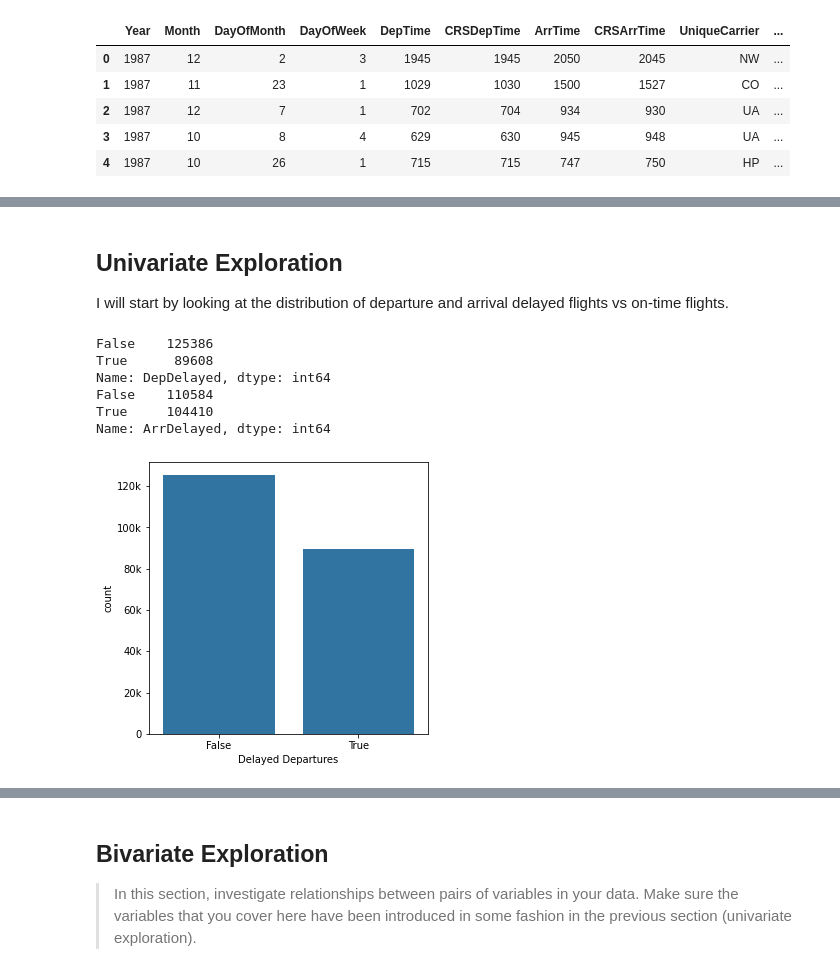
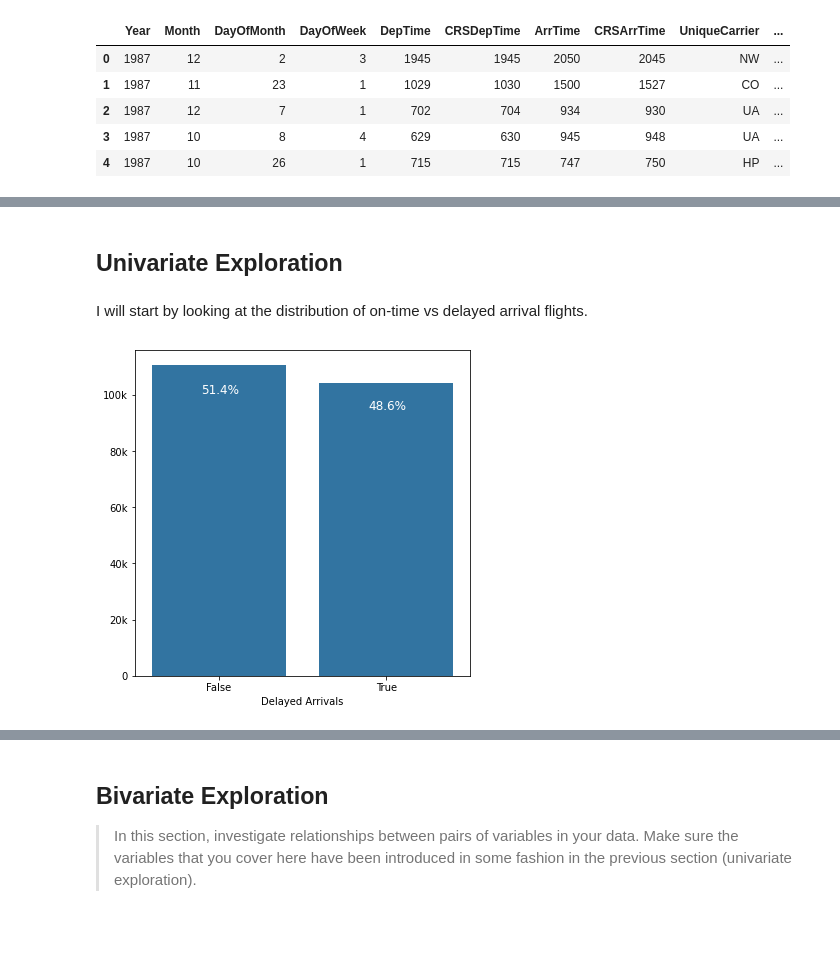
Before and after one commit to leqilu67/flights_study, a Jupyter notebook: flights_data_exploration.ipynb, the cells around one changed output, grey strips where cells are left out. Saved outputs shown, nothing was run; the diff lists cells and outputs as text; code cells hidden in the pictures; blank space fills up the shorter version.

```diff
--- a/flights_data_exploration.ipynb
+++ b/flights_data_exploration.ipynb
@@ -373,0 +374,13 @@ I expect the DayOfWeek and DepTime to have the strongest effect on flight delays
+# %% [markdown]
+## Univariate Exploration
+# %%
+# decide if a trip is short/medium/long
+conditions = [
+    (flights_sample['Distance'] <700),
+    (flights_sample['Distance'] >= 700) & (flights_sample['Distance'] < 3000),
+    (flights_sample['Distance'] > 3000)
+]
+
+hauls = ['Short', 'Medium', 'Long']
+
+flights_sample['Haul'] = np.select(conditions, hauls)
@@ -374,28 +394,22 @@ I expect the DayOfWeek and DepTime to have the strongest effect on flight delays
 # %% [markdown]
-## Univariate Exploration
-
-I will start by looking at the distribution of departure and arrival delayed flights vs on-time flights.
+I will start by looking at the distribution of on-time vs delayed arrival flights.
-# %%
-# make two columns to indicate if departure and arrival have been delayed
-flights_sample['DepDelayed'] = flights_sample['DepDelay'] > 0
-flights_sample['ArrDelayed'] = flights_sample['ArrDelay'] > 0
-
-print(flights_sample['DepDelayed'].value_counts())
-print(flights_sample['ArrDelayed'].value_counts())
-# %% [output]
-False    125386
-True      89608
-Name: DepDelayed, dtype: int64
-False    110584
-True     104410
-Name: ArrDelayed, dtype: int64
 # %%
 base_color = sb.color_palette()[0]
+plt.figure(figsize=[6, 6])
 
-plt.figure(figsize=[5, 5])
+ax = sb.countplot(data=flights_sample, x='ArrDelayed', color=base_color)
+plt.xlabel('Delayed Arrivals')
+plt.ylabel('')
+plt.yticks([0, 2e4, 4e4, 6e4, 8e4, 1e5], ['0', '20k', '40k', '60k', '80k', '100k'])
 
-sb.countplot(data=flights_sample, x='DepDelayed', color=base_color)
-plt.xlabel('Delayed Departures')
-plt.yticks([0, 2e4, 4e4, 6e4, 8e4, 1e5, 1.2e5], ['0', '20k', '40k', '60k', '80k', '100k', '120k']);
+total = len(flights_sample['ArrDelayed'])
+
+for p in ax.patches:
+    percentage = '{:.1f}%'.format(100 * p.get_height()/total)
+    x = p.get_x() + p.get_width()/2.7
+    y = p.get_y() + p.get_height()/1.1
+    ax.annotate(percentage, (x, y), size=12, color='white')
+
+plt.show();
 # %% [output]
-[figure, old version]
+[figure, new version]
```
Also changed, not shown: parts of 26 cells of this notebook.
